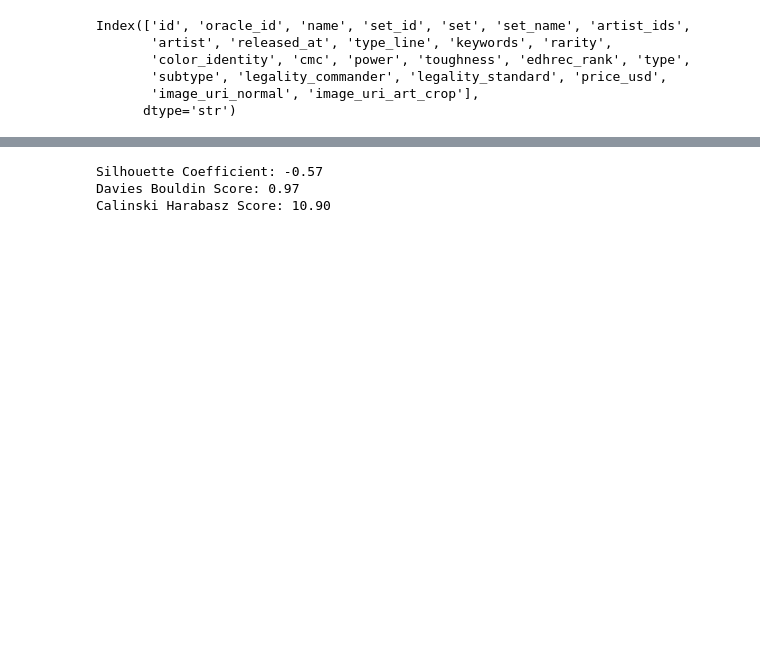
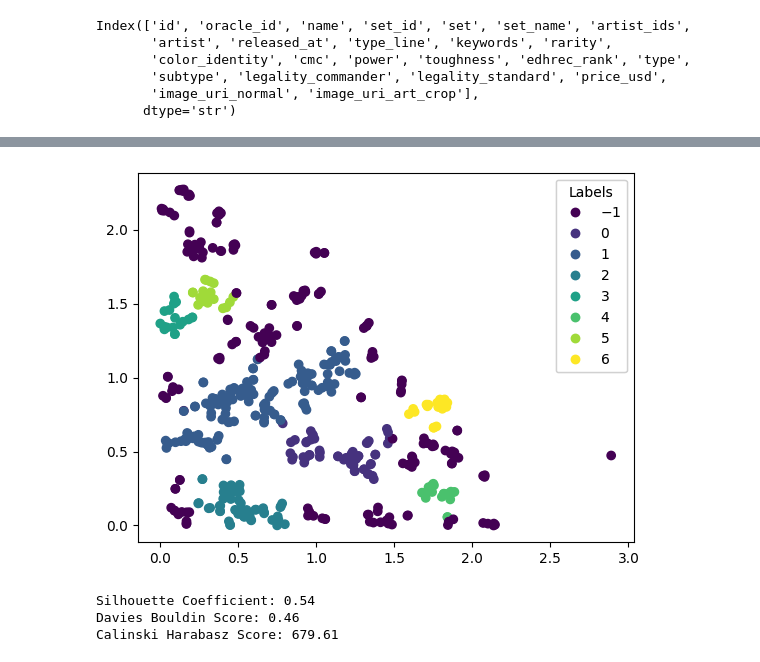
Before and after one commit to janelmjackson/understanding-mtg-card-value-through-ml, a Jupyter notebook: scryfall_dbscan.ipynb, the cells around one changed output, grey strips where cells are left out. Saved outputs shown, nothing was run; the diff lists cells and outputs as text; code cells hidden in the pictures; blank space fills up the shorter version.

```diff
--- a/scryfall_dbscan.ipynb
+++ b/scryfall_dbscan.ipynb
@@ -74,8 +183,11 @@ print(X_principal.head())
 # %%
-db = DBSCAN(eps=1, min_samples=6, metric='euclidean', metric_params=None,
-            algorithm='auto', leaf_size=30, p=None, n_jobs=None).fit(X_principal)
+db_clustering = DBSCAN(eps=0.15, min_samples=17, metric='euclidean')
+db_clustering.fit(X_scaled)
 
-labels = db.labels_
+labels = db_clustering.labels_
 label_count = np.unique_counts(labels)
 print(label_count.values, label_count.counts)
+
+X_scaled['dbscan'] = labels
+X_scaled
 # %% [output]
@@ -111,11 +208,23 @@ plt.show()
+# %%
+fig, ax = plt.subplots()
+
+scatter = ax.scatter(X_scaled['A'], X_scaled['B'], c=X_scaled['dbscan'])
+
+legend1 = ax.legend(*scatter.legend_elements(),
+                    loc="upper right", title="Labels")
+ax.add_artist(legend1)
+
+plt.show()
+# %% [output]
+[figure, added]
 # %%
-sil_score = silhouette_score(X_principal, labels)
+sil_score = silhouette_score(X_scaled, labels)
 print("Silhouette Coefficient: %0.2f" % sil_score)
-db_score = davies_bouldin_score(X_principal, labels)
+db_score = davies_bouldin_score(X_scaled, labels)
 print("Davies Bouldin Score: %0.2f" % db_score)
-ch_score = calinski_harabasz_score(X_principal, labels)
+ch_score = calinski_harabasz_score(X_scaled, labels)
 print("Calinski Harabasz Score: %0.2f" % ch_score)
 # %% [output]
-Silhouette Coefficient: -0.57
-Davies Bouldin Score: 0.97
-Calinski Harabasz Score: 10.90
+Silhouette Coefficient: 0.54
+Davies Bouldin Score: 0.46
+Calinski Harabasz Score: 679.61
```
Also changed, not shown: parts of 16 cells of this notebook.
